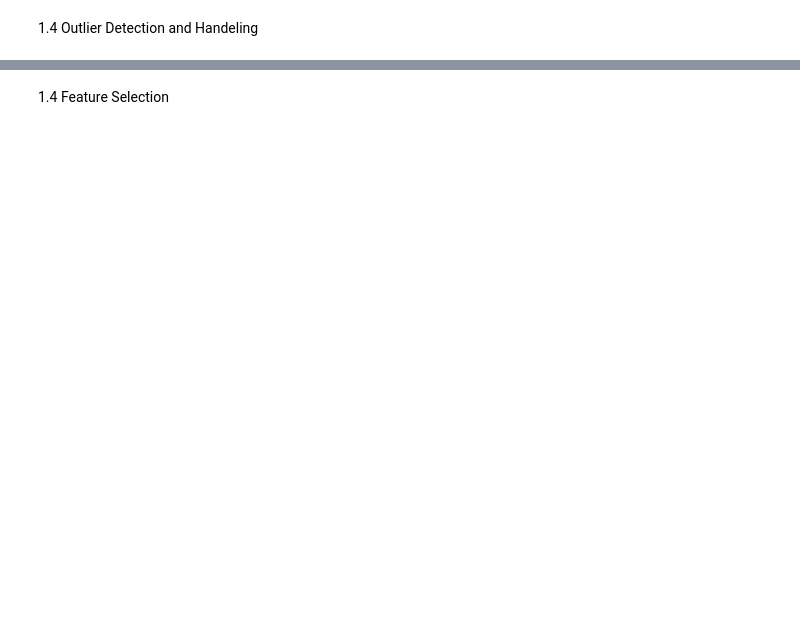
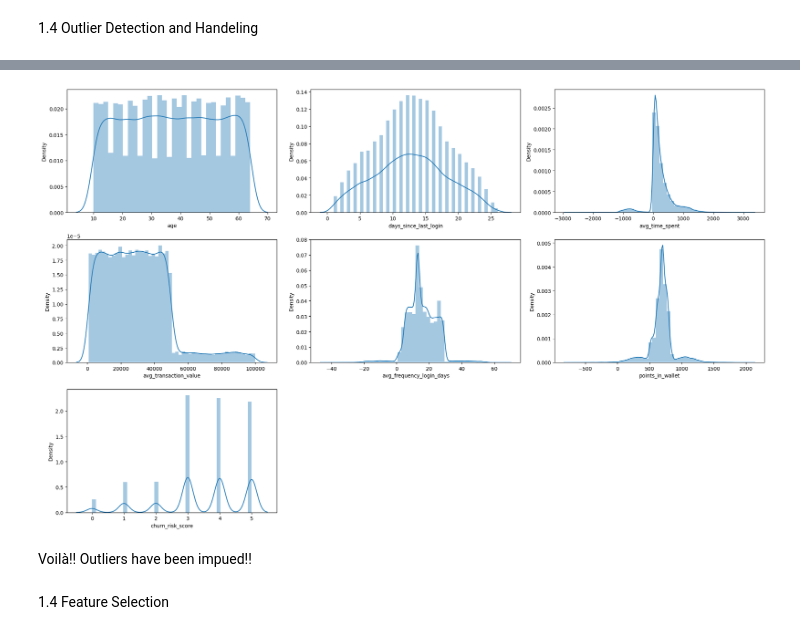
Before and after one commit to getnetbogale27/Baacumen-SML-Group-Project, a Jupyter notebook: ML_Group_Assignment_1.ipynb, the cells around one changed output, grey strips where cells are left out. Cells and saved outputs as stored; diff of their text form; code cells hidden in the pictures; blank space fills up the shorter version.

```diff
--- a/ML_Group_Assignment_1.ipynb
+++ b/ML_Group_Assignment_1.ipynb
@@ -319,4 +398,4 @@ df.head()
 # %%
-df.info()
-columns = ['age', 'avg_transaction_value', 'avg_frequency_login_days', 'points_in_wallet', 'churn_risk_score']
+selected_features_2 = df[['age', 'days_since_last_login', 'avg_time_spent', 'avg_transaction_value', 'avg_frequency_login_days', 'points_in_wallet', 'churn_risk_score']]
+selected_features_2.describe()
 # %% [output]
@@ -362,3 +431,20 @@ plt.tight_layout()
+# %%
+df_selected = df[['age', 'days_since_last_login', 'avg_time_spent', 'avg_transaction_value', 'avg_frequency_login_days', 'points_in_wallet', 'churn_risk_score']]
+plt.figure(figsize=(20,20), facecolor='white')
+i = 1
+
+for features in df_selected:
+    if i <= 15:
+        ax = plt.subplot(5,3,i)
+        sns.distplot(df_selected[features]) # distplot has been depricated for the latest version but it can be useful to show the distribution and histogram on the same plot.
+        plt.xlabel(features, fontsize = 10)
+
+    i+=1
+plt.tight_layout()
+# %% [output]
+[figure, added]
+# %% [markdown]
+Voilà!! Outliers have been impued!!
 # %% [markdown]
 1.4 Feature Selection
 # %%
```
Also changed, not shown: parts of 51 cells of this notebook.
